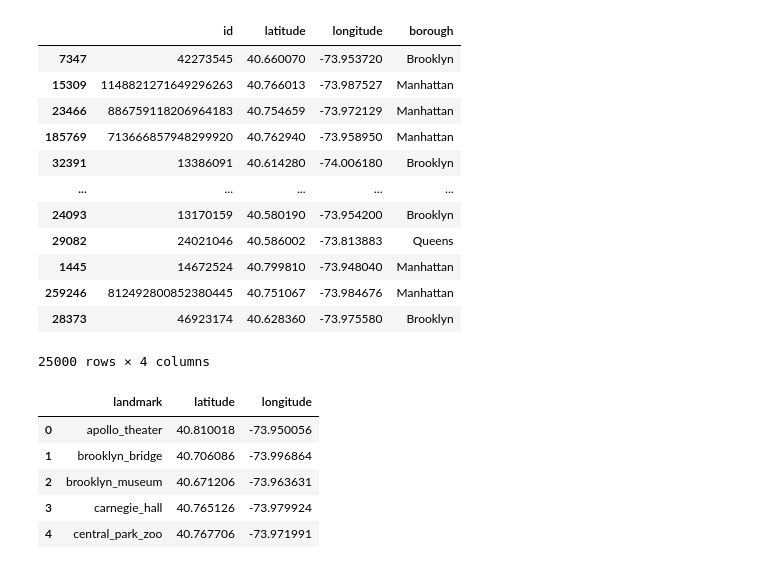
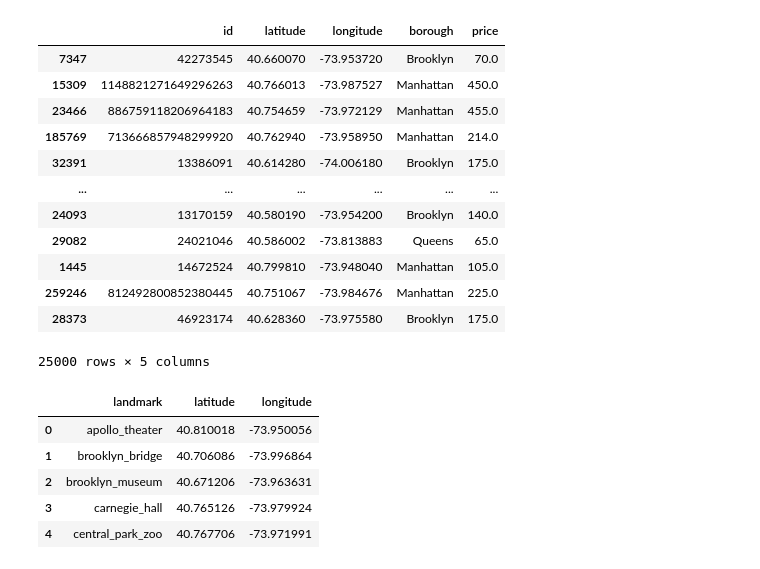
Before and after one commit to kmazurczyk/AirBnB-Price-Predictor, a Jupyter notebook: Downloads/airbnb_pricepredictor-main/Downloads/AirBnB-Price-Predictor-main/AirBnB-Price-Predictor/notebooks/landmark_feat_eng.ipynb, the cells around one changed output. Saved outputs shown, nothing was run; the diff lists cells and outputs as text; code cells hidden in the pictures.

```diff
--- a/Downloads/airbnb_pricepredictor-main/Downloads/AirBnB-Price-Predictor-main/AirBnB-Price-Predictor/notebooks/landmark_feat_eng.ipynb
+++ b/Downloads/airbnb_pricepredictor-main/Downloads/AirBnB-Price-Predictor-main/AirBnB-Price-Predictor/notebooks/landmark_feat_eng.ipynb
@@ -22,22 +23,22 @@ path = data_dir + 'processed/' + 'NYC_famous_landmarks_list' + '.csv'
 landmarks_data = pd.read_csv(path,index_col=0)
 # %%
 airbnb_data['borough'] = airbnb_data.filter(like='neighbourhood_group_cleansed_').idxmax(axis=1).str.replace('neighbourhood_group_cleansed_', '')
-airbnb_lat_long = airbnb_data.loc[:,['id','latitude','longitude','borough']].copy()
+airbnb_lat_long = airbnb_data.loc[:,['id','latitude','longitude','borough','price']].copy()
 airbnb_lat_long
 # %% [output]
-|  | id | latitude | longitude | borough |
-| 7347 | 42273545 | 40.660070 | -73.953720 | Brooklyn |
-| 15309 | 1148821271649296263 | 40.766013 | -73.987527 | Manhattan |
-| 23466 | 886759118206964183 | 40.754659 | -73.972129 | Manhattan |
-| 185769 | 713666857948299920 | 40.762940 | -73.958950 | Manhattan |
-| 32391 | 13386091 | 40.614280 | -74.006180 | Brooklyn |
-| ... | ... | ... | ... | ... |
-| 24093 | 13170159 | 40.580190 | -73.954200 | Brooklyn |
-| 29082 | 24021046 | 40.586002 | -73.813883 | Queens |
-| 1445 | 14672524 | 40.799810 | -73.948040 | Manhattan |
-| 259246 | 812492800852380445 | 40.751067 | -73.984676 | Manhattan |
-| 28373 | 46923174 | 40.628360 | -73.975580 | Brooklyn |
+|  | id | latitude | longitude | borough | price |
+| 7347 | 42273545 | 40.660070 | -73.953720 | Brooklyn | 70.0 |
+| 15309 | 1148821271649296263 | 40.766013 | -73.987527 | Manhattan | 450.0 |
+| 23466 | 886759118206964183 | 40.754659 | -73.972129 | Manhattan | 455.0 |
+| 185769 | 713666857948299920 | 40.762940 | -73.958950 | Manhattan | 214.0 |
+| 32391 | 13386091 | 40.614280 | -74.006180 | Brooklyn | 175.0 |
+| ... | ... | ... | ... | ... | ... |
+| 24093 | 13170159 | 40.580190 | -73.954200 | Brooklyn | 140.0 |
+| 29082 | 24021046 | 40.586002 | -73.813883 | Queens | 65.0 |
+| 1445 | 14672524 | 40.799810 | -73.948040 | Manhattan | 105.0 |
+| 259246 | 812492800852380445 | 40.751067 | -73.984676 | Manhattan | 225.0 |
+| 28373 | 46923174 | 40.628360 | -73.975580 | Brooklyn | 175.0 |
-25000 rows × 4 columns
+25000 rows × 5 columns
 # %%
 landmarks_data['landmark'] = landmarks_data['landmark'].str.replace(' ','_').str.lower()
 landmarks_data.head()
```
Also changed, not shown: parts of 17 cells of this notebook, 2 other files.
